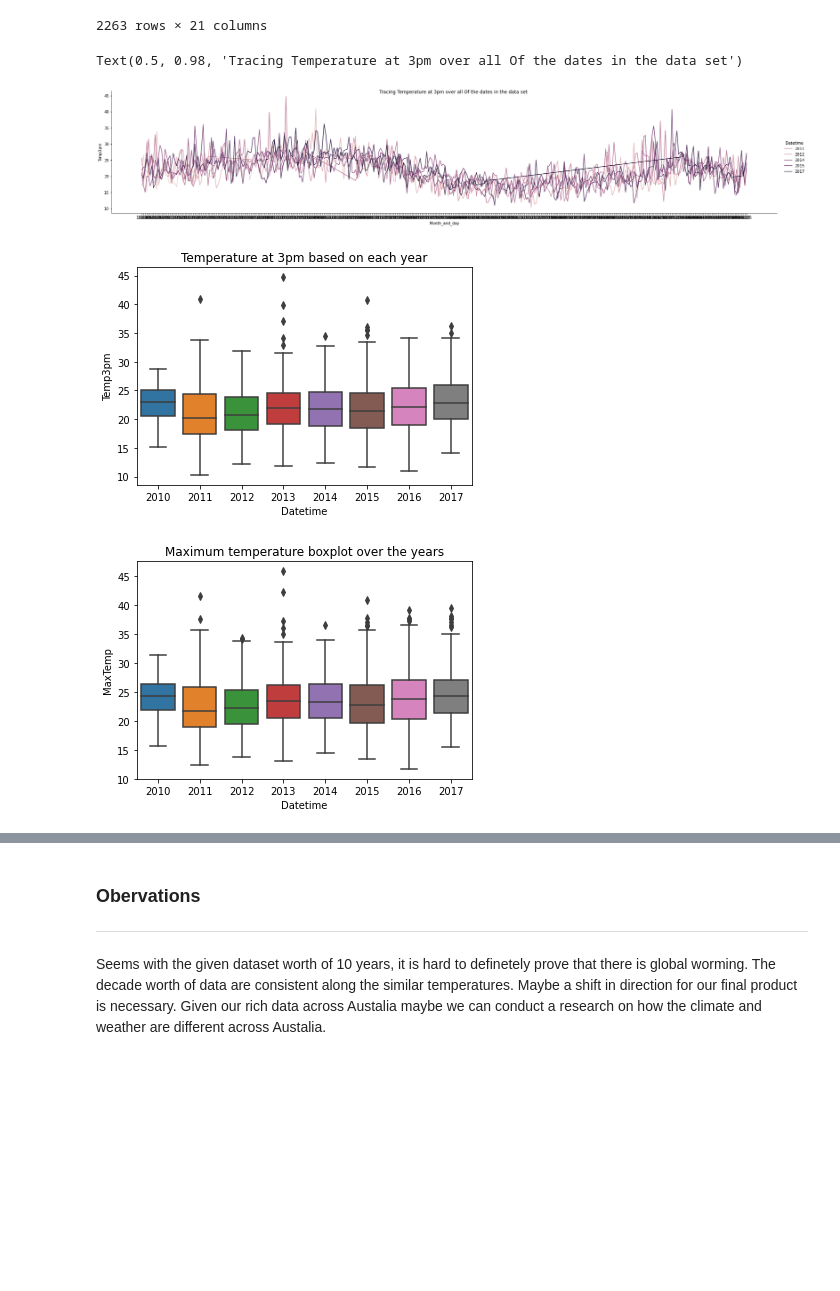
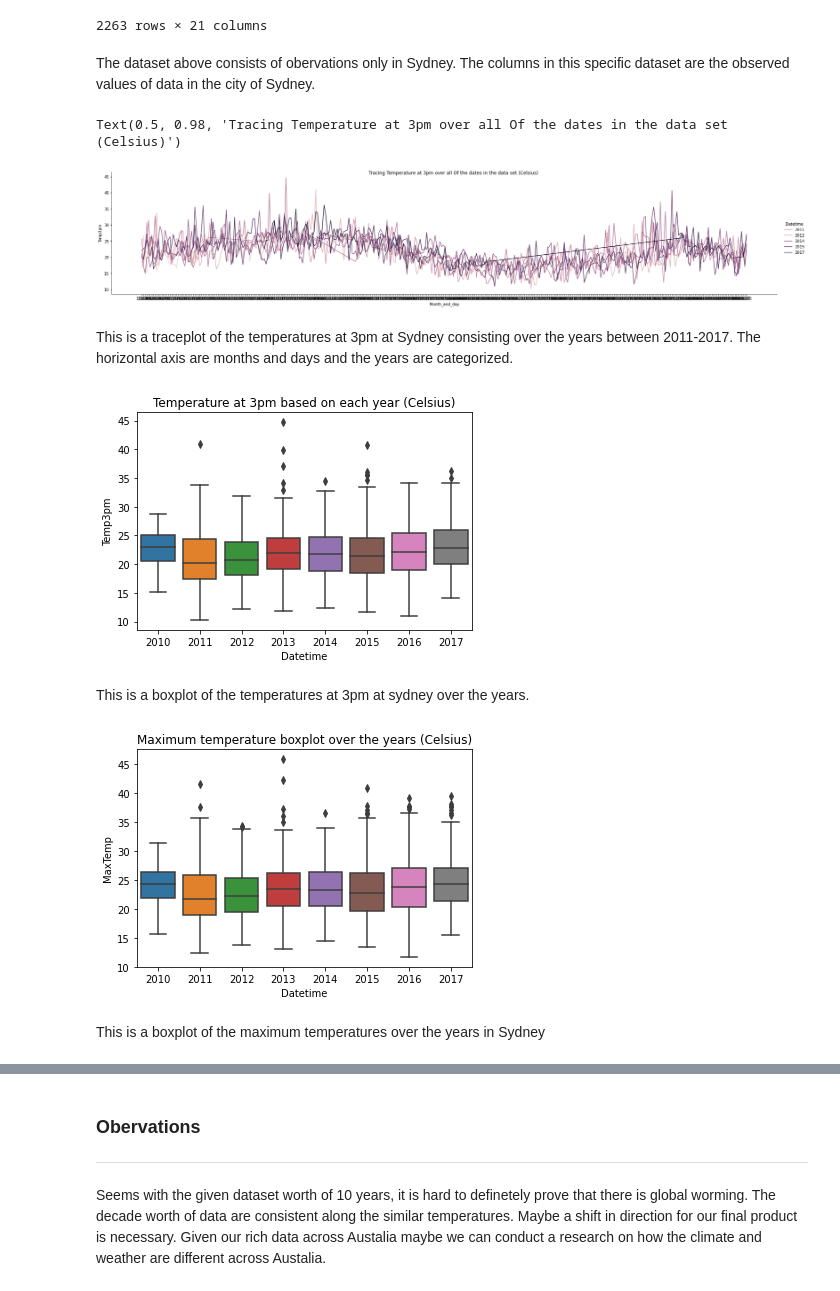
Before and after one commit to data301-2020-winter2/course-project-group_1023, a Jupyter notebook: analysis/Takumi/milestone2_task4.ipynb, the cells around one changed output, grey strips where cells are left out. Cells and saved outputs as stored; diff of their text form; code cells hidden in the pictures; blank space fills up the shorter version.

```diff
--- a/analysis/Takumi/milestone2_task4.ipynb
+++ b/analysis/Takumi/milestone2_task4.ipynb
@@ -61,6 +61,8 @@ data_in_sydney
 | 22819 | 2017-06-24 | Sydney | 10.1 | 19.3 | 0.0 | W | 43.0 | W | ... |
 | 22820 | 2017-06-25 | Sydney | 7.6 | 19.3 | 0.0 | W | 35.0 | W | ... |
 2263 rows × 21 columns
+# %% [markdown]
+The dataset above consists of obervations only in Sydney. The columns in this specific dataset are the observed values of data in the city of Sydney.
 # %%
 plot_sydney = sns.relplot(x="Month_and_day",
                           y="Temp3pm",
@@ -69,20 +71,26 @@ plot_sydney = sns.relplot(x="Month_and_day",
                           aspect=5,
                           data=data_in_sydney)
 
-plot_sydney.fig.suptitle("Tracing Temperature at 3pm over all Of the dates in the data set")
+plot_sydney.fig.suptitle("Tracing Temperature at 3pm over all Of the dates in the data set (Celsius)")
 # %% [output]
-Text(0.5, 0.98, 'Tracing Temperature at 3pm over all Of the dates in the data set')
+Text(0.5, 0.98, 'Tracing Temperature at 3pm over all Of the dates in the data set (Celsius)')
 [figure]
+# %% [markdown]
+This is a traceplot of the temperatures at 3pm at Sydney consisting over the years between 2011-2017. The horizontal axis are months and days and the years are categorized.
 # %%
 ### box plot with temperature at 3pm
 
-Sydney_box = sns.boxplot(x="Datetime", y="Temp3pm", data=data_in_sydney).set_title("Temperature at 3pm based on each year")
+Sydney_box = sns.boxplot(x="Datetime", y="Temp3pm", data=data_in_sydney).set_title("Temperature at 3pm based on each year (Celsius)")
 # %% [output]
-[figure, old version]
+[figure, new version]
+# %% [markdown]
+This is a boxplot of the temperatures at 3pm at sydney over the years.
 # %%
 ### box plot with max temperatures
-Sydney_max = sns.boxplot(x="Datetime", y="MaxTemp", data=data_in_sydney).set_title("Maximum temperature boxplot over the years")
+Sydney_max = sns.boxplot(x="Datetime", y="MaxTemp", data=data_in_sydney).set_title("Maximum temperature boxplot over the years (Celsius)")
 # %% [output]
-[figure, old version]
+[figure, new version]
+# %% [markdown]
+This is a boxplot of the maximum temperatures over the years in Sydney
 # %%
 ### box plot with min temeperatures
```
Also changed, not shown: parts of 14 cells of this notebook, 1 other file.
